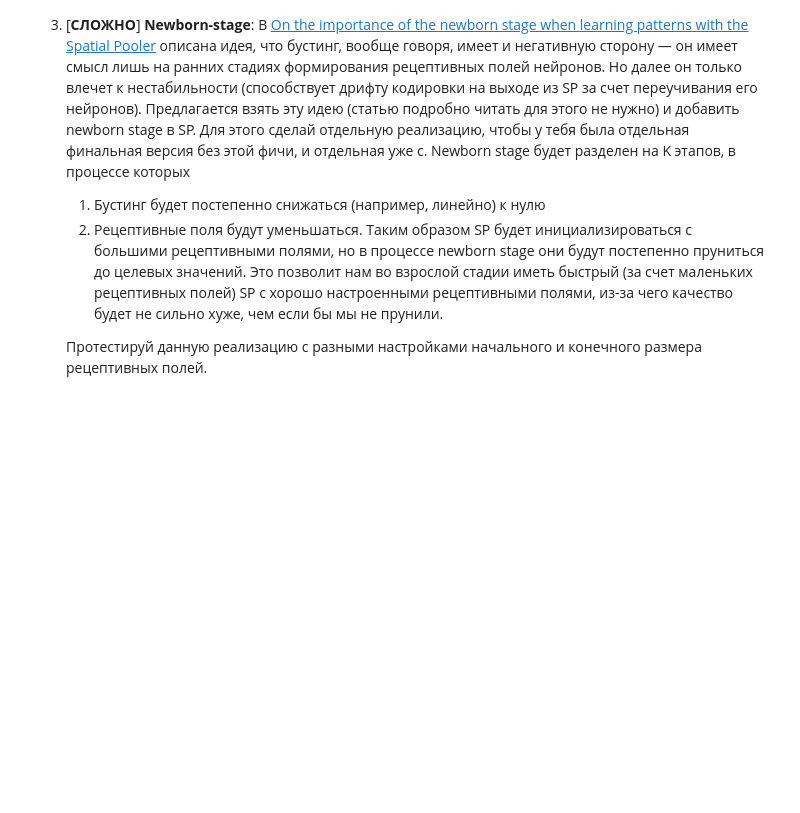
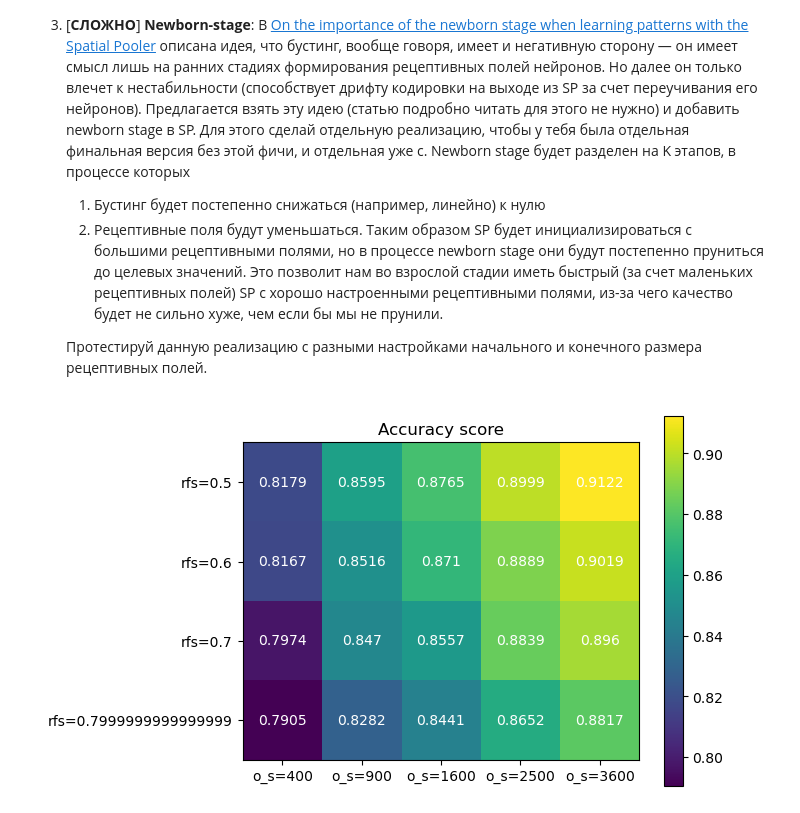
Before and after one commit to GurevichPE/cds_internship_tasks_sp, a Jupyter notebook: sp.ipynb, the cells around one changed output. Cells and saved outputs as stored; diff of their text form; code cells hidden in the pictures; blank space fills up the shorter version.

```diff
--- a/sp.ipynb
+++ b/sp.ipynb
@@ -919,14 +919,14 @@ Wall time: 43min 56s
 
    Протестируй данную реализацию с разными настройками начального и конечного размера рецептивных полей.
 # %%
-from time import time
+from time import time, sleep
 
-rfss = np.arange(0.5, 0.9, 0.1)
-out_sizes = np.arange(20, 51, 10)
+rfss = np.arange(0.5, 0.81, 0.1)
+out_sizes = np.arange(20, 61, 10) ** 2
 result_heatmap = np.zeros((len(rfss), len(out_sizes)))
 time_heatmap = np.zeros((len(rfss), len(out_sizes)))
 
-n = 60000
+n = 10000
 
 x_tr, y_tr = train_images[:n], train_labels[:n]
 x_tst, y_tst = test_images[:n], test_labels[:n]
@@ -949,3 +949,28 @@ for i, rfs in enumerate(rfss):
         t1 = time()
         result_heatmap[i, j] = score
         time_heatmap[i, j] = t1 - t0
+        clear_output()
+# %%
+def heatmap_labels(label, nums):
+    labels = []
+    for n in nums:
+        labels.append(f'{label}={n}')
+    return labels
+
+
+l_rs = len(rfss)
+l_os = len(out_sizes)
+
+fig, ax = plt.subplots()
+plt.imshow(result_heatmap)
+plt.colorbar()
+plt.title("Accuracy score")
+ax.set_yticks(np.arange(l_rs), heatmap_labels('rfs', rfss));
+ax.set_xticks(np.arange(l_os), heatmap_labels('o_s', out_sizes) );
+
+for i in range(l_rs):
+    for j in range(l_os):
+        text = ax.text(j, i, result_heatmap[i, j].round(5),
+                       ha="center", va="center", color="w")
+# %% [output]
+[figure, added]
```
Also changed, not shown: parts of 1 cell of this notebook.
